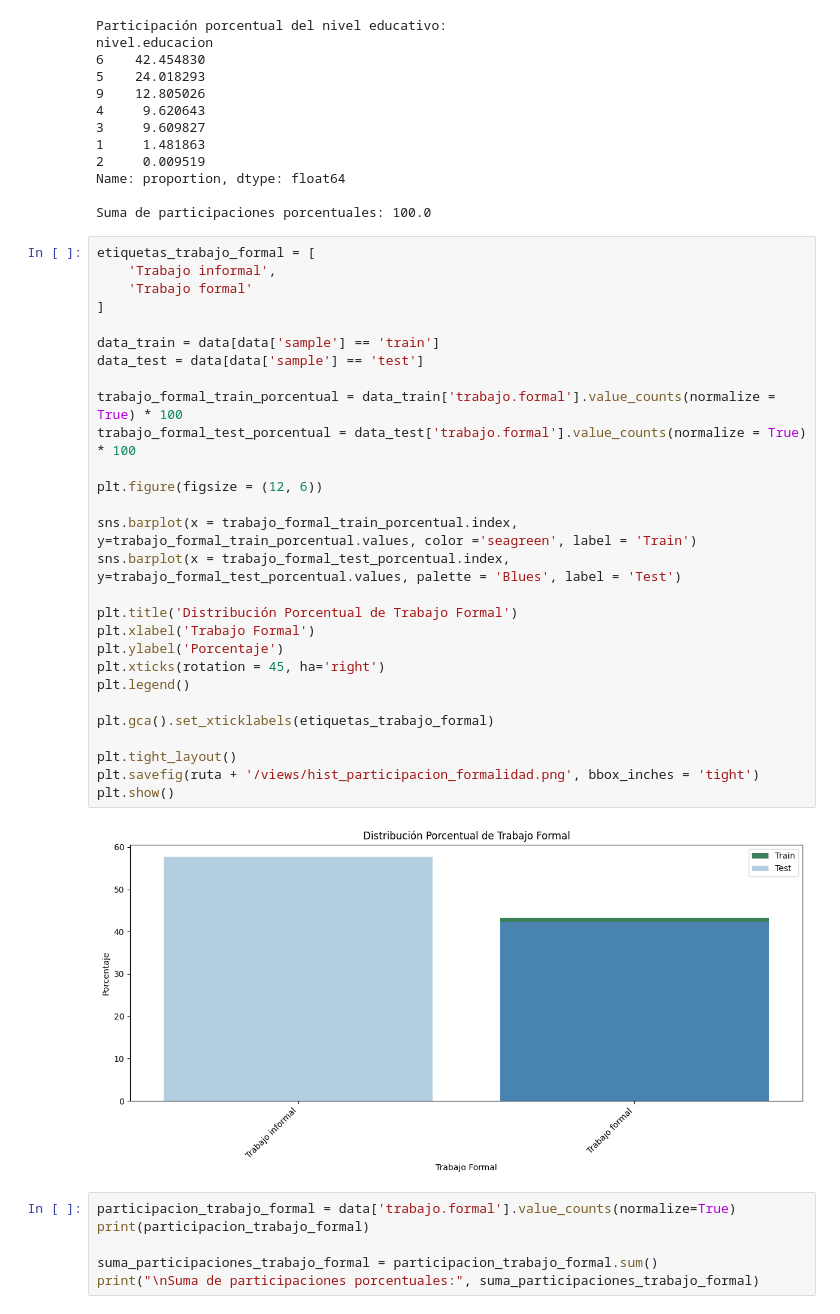
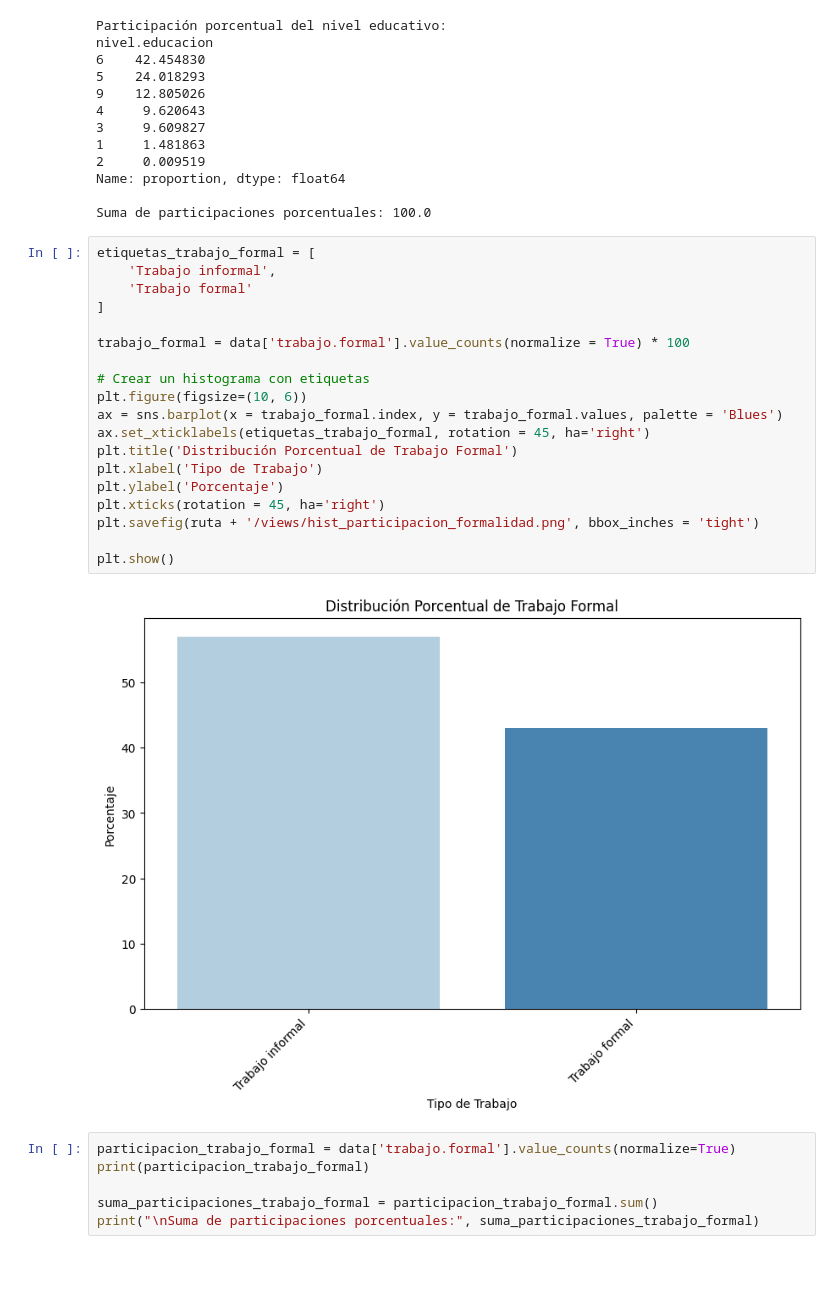
Before and after one commit to sebastian23e/predicting_poverty_bdmc, a Jupyter notebook: scripts/Limpieza.ipynb, the cells around one changed output. Saved outputs shown, nothing was run; the diff lists cells and outputs as text; blank space fills up the shorter version.

```diff
--- a/scripts/Limpieza.ipynb
+++ b/scripts/Limpieza.ipynb
@@ -692,33 +693,24 @@ Suma de participaciones porcentuales: 100.0
 # %%
 etiquetas_trabajo_formal = [
     'Trabajo informal',
     'Trabajo formal'
 ]
 
-data_train = data[data['sample'] == 'train']
-data_test = data[data['sample'] == 'test']
+trabajo_formal = data['trabajo.formal'].value_counts(normalize = True) * 100
 
-trabajo_formal_train_porcentual = data_train['trabajo.formal'].value_counts(normalize = True) * 100
-trabajo_formal_test_porcentual = data_test['trabajo.formal'].value_counts(normalize = True) * 100
-
-plt.figure(figsize = (12, 6))
-
-sns.barplot(x = trabajo_formal_train_porcentual.index, y=trabajo_formal_train_porcentual.values, color ='seagreen', label = 'Train')
-sns.barplot(x = trabajo_formal_test_porcentual.index, y=trabajo_formal_test_porcentual.values, palette = 'Blues', label = 'Test')
-
+# Crear un histograma con etiquetas
+plt.figure(figsize=(10, 6))
+ax = sns.barplot(x = trabajo_formal.index, y = trabajo_formal.values, palette = 'Blues')
+ax.set_xticklabels(etiquetas_trabajo_formal, rotation = 45, ha='right')
 plt.title('Distribución Porcentual de Trabajo Formal')
-plt.xlabel('Trabajo Formal')
+plt.xlabel('Tipo de Trabajo')
 plt.ylabel('Porcentaje')
 plt.xticks(rotation = 45, ha='right')
-plt.legend()
+plt.savefig(ruta + '/views/hist_participacion_formalidad.png', bbox_inches = 'tight')
 
-plt.gca().set_xticklabels(etiquetas_trabajo_formal)
-
-plt.tight_layout()
-plt.savefig(ruta + '/views/hist_participacion_formalidad.png', bbox_inches = 'tight')
 plt.show()
 # %% [output]
-[figure, old version]
+[figure, new version]
 # %%
 participacion_trabajo_formal = data['trabajo.formal'].value_counts(normalize=True)
 print(participacion_trabajo_formal)
```
Also changed, not shown: parts of 8 cells of this notebook.
